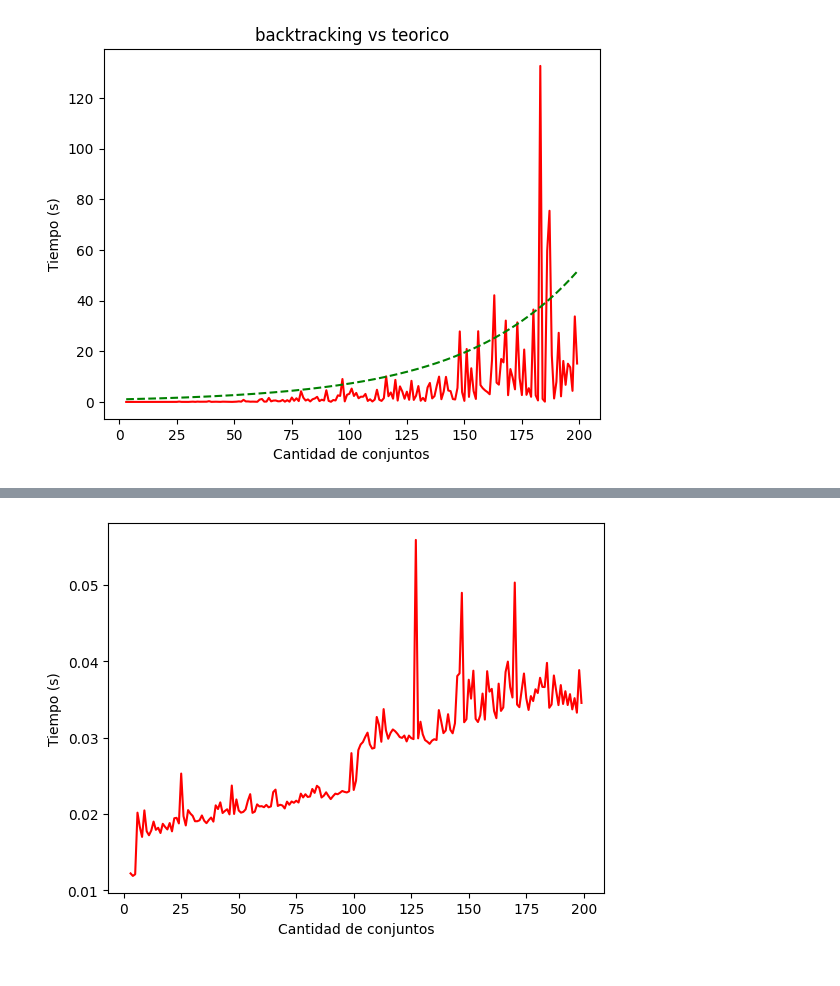
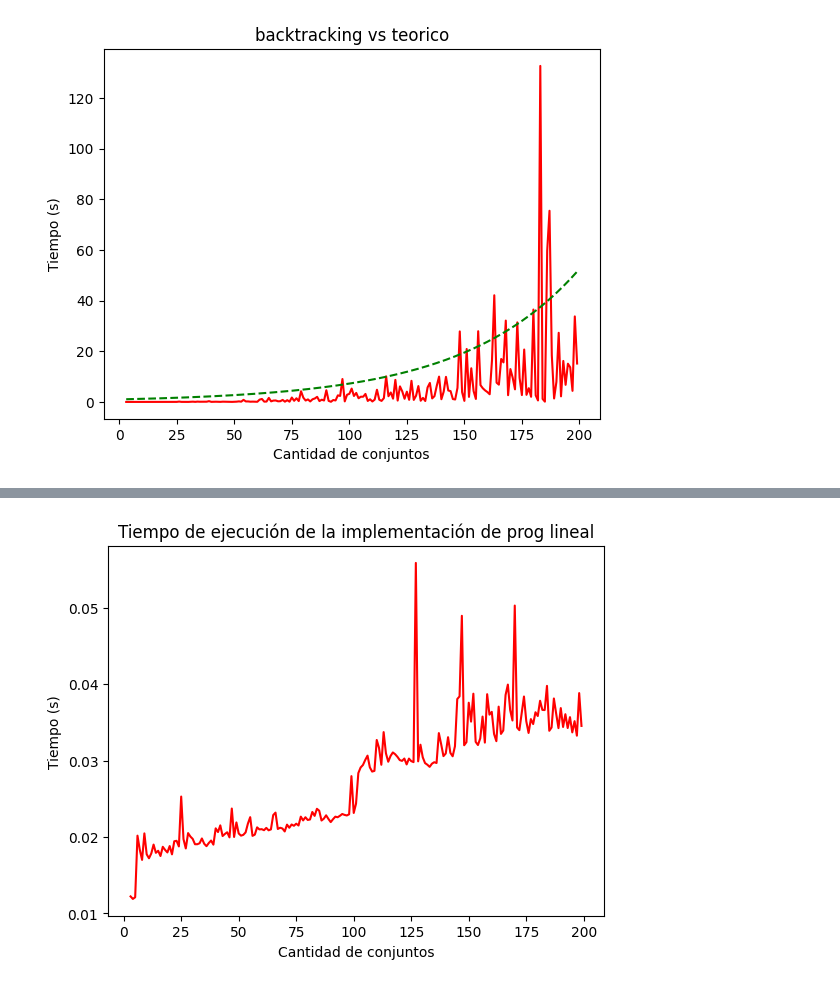
Before and after one commit to Jignacio14/TP3_TDA, a Jupyter notebook: analisis_temporal.ipynb, the cells around one changed output, grey strips where cells are left out. Saved outputs shown, nothing was run; the diff lists cells and outputs as text; code cells hidden in the pictures.

```diff
--- a/analisis_temporal.ipynb
+++ b/analisis_temporal.ipynb
@@ -226,8 +229,9 @@ plt.savefig('imagenes/greed.png')
 # %%
 plt.plot(times['m'], times['lpc_t'], label='backtracking', color='red')
 plt.ylabel('Tiempo (s)')
 plt.xlabel('Cantidad de conjuntos')
+plt.title("Tiempo de ejecución de la implementación de prog lineal")
 plt.savefig('imagenes/continous.png')
 # %% [output]
-[figure, old version]
+[figure, new version]
 # %%
```
Also changed, not shown: parts of 4 cells of this notebook, 3 other files.
